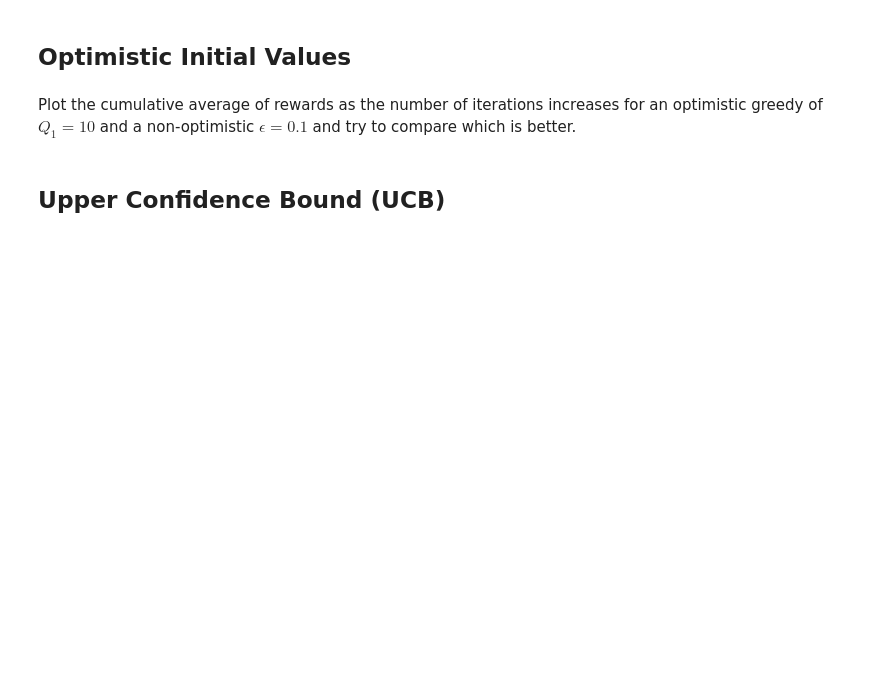
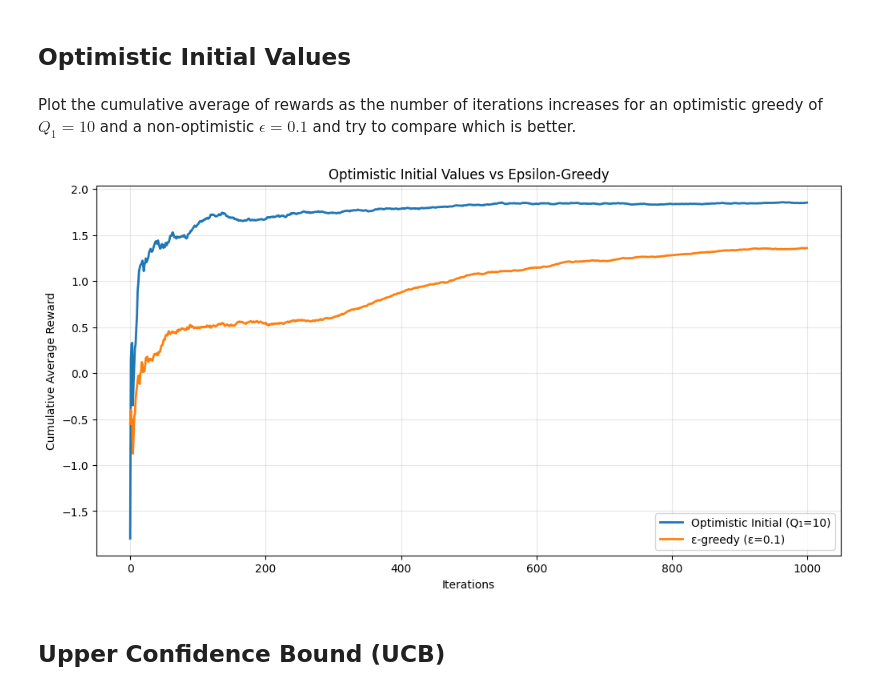
Before and after one commit to anas4231/WIDS-2025-Intro-to-Reinforcement-Learning, a Jupyter notebook: Week 1/work_on_bandits.ipynb, the cells around one changed output. Drawn from its saved outputs; the diff is of its cells as text; code cells hidden in the pictures; blank space fills up the shorter version.

```diff
--- a/Week 1/work_on_bandits.ipynb
+++ b/Week 1/work_on_bandits.ipynb
@@ -78,4 +138,44 @@ def run_optimistic_greedy():
+# %%
+def run_optimistic_greedy(initial_value=10, num_iterations=1000):
+
+    num_bandits = len(bandits)
+    counts = np.zeros(num_bandits)
+    values = np.ones(num_bandits) * initial_value  # Optimistic initialization
+    rewards = []
+
+    for i in range(num_iterations):
+        # Always choose best known bandit (greedy)
+        bandit_idx = np.argmax(values)
+
+        # Pull lever
+        reward = bandits[bandit_idx].pullLever()
+        rewards.append(reward)
+
+        # Update estimates
+        counts[bandit_idx] += 1
+        values[bandit_idx] += (reward - values[bandit_idx]) / counts[bandit_idx]
+
+    return rewards
 # %% [markdown]
 Plot the cumulative average of rewards as the number of iterations increases for an optimistic greedy of $Q_1 = 10$ and a non-optimistic $\epsilon = 0.1$ and try to compare which is better.
+# %%
+plt.figure(figsize=(12, 6))
+
+optimistic_rewards = run_optimistic_greedy(initial_value=10, num_iterations=1000)
+optimistic_avg = np.cumsum(optimistic_rewards) / (np.arange(len(optimistic_rewards)) + 1)
+plt.plot(optimistic_avg, label='Optimistic Initial (Q₁=10)', linewidth=2)
+
+epsilon_rewards = run_epsilon_greedy(epsilon=0.1, num_iterations=1000)
+epsilon_avg = np.cumsum(epsilon_rewards) / (np.arange(len(epsilon_rewards)) + 1)
+plt.plot(epsilon_avg, label='ε-greedy (ε=0.1)', linewidth=2)
+
+plt.xlabel('Iterations')
+plt.ylabel('Cumulative Average Reward')
+plt.title('Optimistic Initial Values vs Epsilon-Greedy')
+plt.legend()
+plt.grid(True, alpha=0.3)
+plt.show()
+# %% [output]
+[figure, added]
 # %% [markdown]
 ## Upper Confidence Bound (UCB)
```
Also changed, not shown: parts of 14 cells of this notebook.
